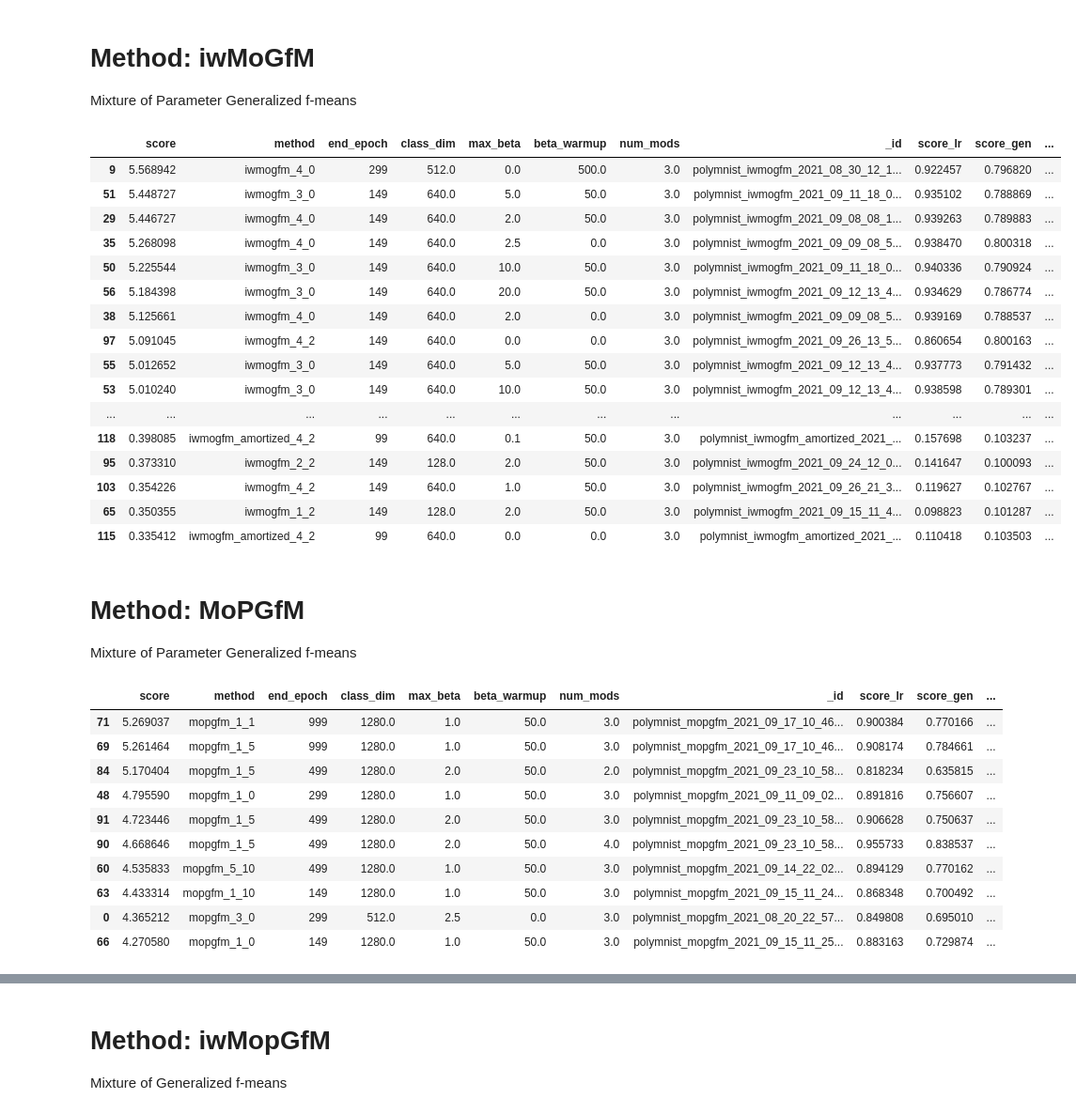
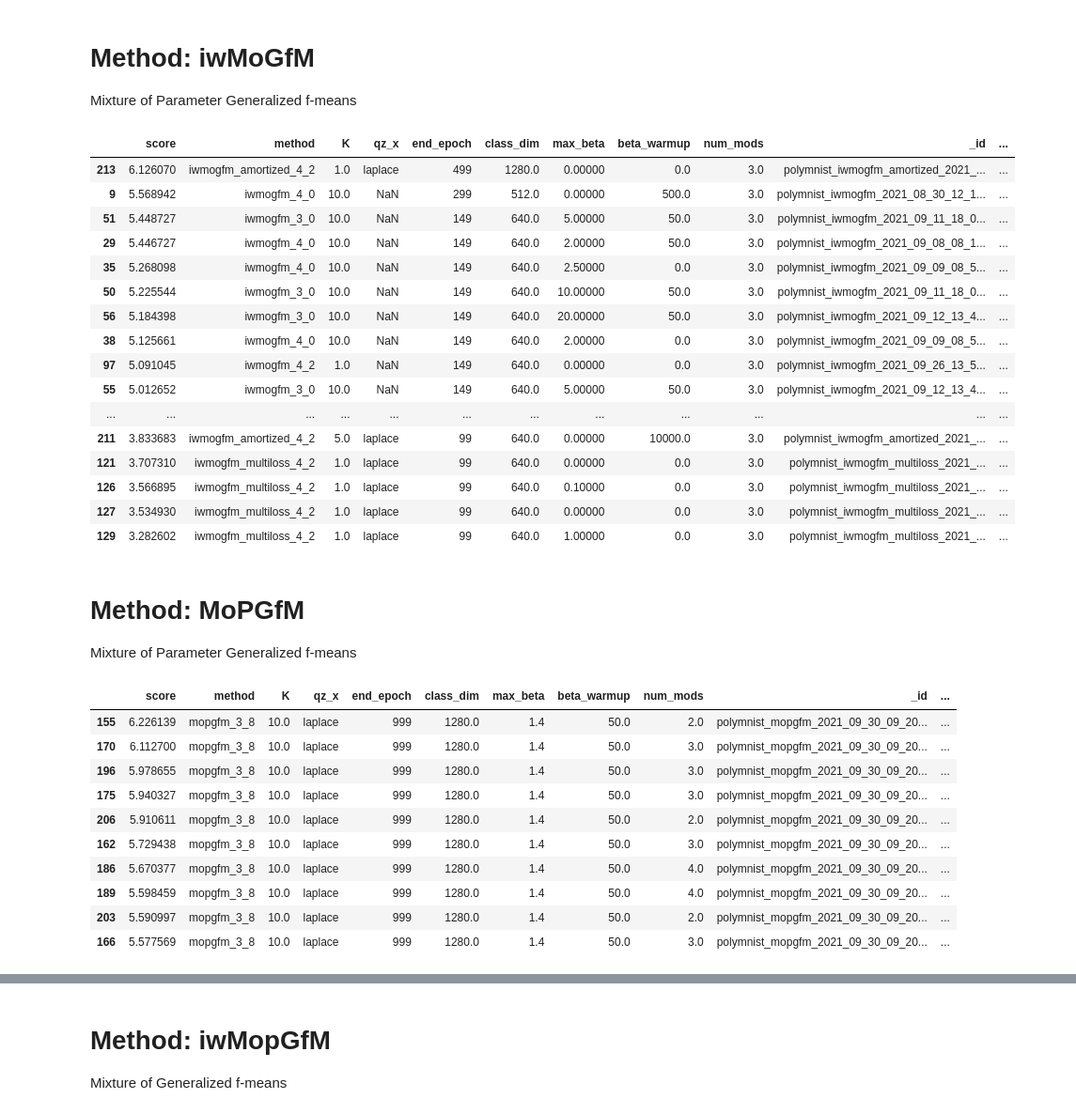
Before and after one commit to Jimmy2027/MMVAE_Hub, a Jupyter notebook: mmvae_hub/experiment_vis/experiments_exploration.ipynb, the cells around one changed output, grey strips where cells are left out. Shown at 94% size. Drawn from its saved outputs; the diff is of its cells as text; code cells hidden in the pictures.

```diff
--- a/mmvae_hub/experiment_vis/experiments_exploration.ipynb
+++ b/mmvae_hub/experiment_vis/experiments_exploration.ipynb
@@ -79,39 +99,39 @@ display_df(df.loc[df['_id'].str.startswith('mnistsvhntext')][[*show_cols]].sort_
 # Method: iwMoGfM
 Mixture of Parameter Generalized f-means
 # %%
-display_df(df.loc[df['method'].str.startswith('iwmogfm_')][[*show_cols]].sort_values(by=['score'], ascending=False).head(20))
+display_df(df.loc[df['method'].str.startswith('iwmogfm_')][[*iwshow_cols]].sort_values(by=['score'], ascending=False).head(20))
 # %% [output]
-|  | score | method | end_epoch | class_dim | max_beta | beta_warmup | num_mods | _id | score_lr | score_gen | ... |
-| 9 | 5.568942 | iwmogfm_4_0 | 299 | 512.0 | 0.0 | 500.0 | 3.0 | polymnist_iwmogfm_2021_08_30_12_1... | 0.922457 | 0.796820 | ... |
-| 51 | 5.448727 | iwmogfm_3_0 | 149 | 640.0 | 5.0 | 50.0 | 3.0 | polymnist_iwmogfm_2021_09_11_18_0... | 0.935102 | 0.788869 | ... |
-| 29 | 5.446727 | iwmogfm_4_0 | 149 | 640.0 | 2.0 | 50.0 | 3.0 | polymnist_iwmogfm_2021_09_08_08_1... | 0.939263 | 0.789883 | ... |
-| 35 | 5.268098 | iwmogfm_4_0 | 149 | 640.0 | 2.5 | 0.0 | 3.0 | polymnist_iwmogfm_2021_09_09_08_5... | 0.938470 | 0.800318 | ... |
-| 50 | 5.225544 | iwmogfm_3_0 | 149 | 640.0 | 10.0 | 50.0 | 3.0 | polymnist_iwmogfm_2021_09_11_18_0... | 0.940336 | 0.790924 | ... |
-| 56 | 5.184398 | iwmogfm_3_0 | 149 | 640.0 | 20.0 | 50.0 | 3.0 | polymnist_iwmogfm_2021_09_12_13_4... | 0.934629 | 0.786774 | ... |
-| 38 | 5.125661 | iwmogfm_4_0 | 149 | 640.0 | 2.0 | 0.0 | 3.0 | polymnist_iwmogfm_2021_09_09_08_5... | 0.939169 | 0.788537 | ... |
-| 97 | 5.091045 | iwmogfm_4_2 | 149 | 640.0 | 0.0 | 0.0 | 3.0 | polymnist_iwmogfm_2021_09_26_13_5... | 0.860654 | 0.800163 | ... |
-| 55 | 5.012652 | iwmogfm_3_0 | 149 | 640.0 | 5.0 | 50.0 | 3.0 | polymnist_iwmogfm_2021_09_12_13_4... | 0.937773 | 0.791432 | ... |
-| 53 | 5.010240 | iwmogfm_3_0 | 149 | 640.0 | 10.0 | 50.0 | 3.0 | polymnist_iwmogfm_2021_09_12_13_4... | 0.938598 | 0.789301 | ... |
+|  | score | method | K | qz_x | end_epoch | class_dim | max_beta | beta_warmup | num_mods | _id | ... |
+| 213 | 6.126070 | iwmogfm_amortized_4_2 | 1.0 | laplace | 499 | 1280.0 | 0.00000 | 0.0 | 3.0 | polymnist_iwmogfm_amortized_2021_... | ... |
+| 9 | 5.568942 | iwmogfm_4_0 | 10.0 | NaN | 299 | 512.0 | 0.00000 | 500.0 | 3.0 | polymnist_iwmogfm_2021_08_30_12_1... | ... |
+| 51 | 5.448727 | iwmogfm_3_0 | 10.0 | NaN | 149 | 640.0 | 5.00000 | 50.0 | 3.0 | polymnist_iwmogfm_2021_09_11_18_0... | ... |
+| 29 | 5.446727 | iwmogfm_4_0 | 10.0 | NaN | 149 | 640.0 | 2.00000 | 50.0 | 3.0 | polymnist_iwmogfm_2021_09_08_08_1... | ... |
+| 35 | 5.268098 | iwmogfm_4_0 | 10.0 | NaN | 149 | 640.0 | 2.50000 | 0.0 | 3.0 | polymnist_iwmogfm_2021_09_09_08_5... | ... |
+| 50 | 5.225544 | iwmogfm_3_0 | 10.0 | NaN | 149 | 640.0 | 10.00000 | 50.0 | 3.0 | polymnist_iwmogfm_2021_09_11_18_0... | ... |
+| 56 | 5.184398 | iwmogfm_3_0 | 10.0 | NaN | 149 | 640.0 | 20.00000 | 50.0 | 3.0 | polymnist_iwmogfm_2021_09_12_13_4... | ... |
+| 38 | 5.125661 | iwmogfm_4_0 | 10.0 | NaN | 149 | 640.0 | 2.00000 | 0.0 | 3.0 | polymnist_iwmogfm_2021_09_09_08_5... | ... |
+| 97 | 5.091045 | iwmogfm_4_2 | 1.0 | NaN | 149 | 640.0 | 0.00000 | 0.0 | 3.0 | polymnist_iwmogfm_2021_09_26_13_5... | ... |
+| 55 | 5.012652 | iwmogfm_3_0 | 10.0 | NaN | 149 | 640.0 | 5.00000 | 50.0 | 3.0 | polymnist_iwmogfm_2021_09_12_13_4... | ... |
 | ... | ... | ... | ... | ... | ... | ... | ... | ... | ... | ... | ... |
-| 118 | 0.398085 | iwmogfm_amortized_4_2 | 99 | 640.0 | 0.1 | 50.0 | 3.0 | polymnist_iwmogfm_amortized_2021_... | 0.157698 | 0.103237 | ... |
-| 95 | 0.373310 | iwmogfm_2_2 | 149 | 128.0 | 2.0 | 50.0 | 3.0 | polymnist_iwmogfm_2021_09_24_12_0... | 0.141647 | 0.100093 | ... |
-| 103 | 0.354226 | iwmogfm_4_2 | 149 | 640.0 | 1.0 | 50.0 | 3.0 | polymnist_iwmogfm_2021_09_26_21_3... | 0.119627 | 0.102767 | ... |
-| 65 | 0.350355 | iwmogfm_1_2 | 149 | 128.0 | 2.0 | 50.0 | 3.0 | polymnist_iwmogfm_2021_09_15_11_4... | 0.098823 | 0.101287 | ... |
-| 115 | 0.335412 | iwmogfm_amortized_4_2 | 99 | 640.0 | 0.0 | 0.0 | 3.0 | polymnist_iwmogfm_amortized_2021_... | 0.110418 | 0.103503 | ... |
+| 211 | 3.833683 | iwmogfm_amortized_4_2 | 5.0 | laplace | 99 | 640.0 | 0.00000 | 10000.0 | 3.0 | polymnist_iwmogfm_amortized_2021_... | ... |
+| 121 | 3.707310 | iwmogfm_multiloss_4_2 | 1.0 | laplace | 99 | 640.0 | 0.00000 | 0.0 | 3.0 | polymnist_iwmogfm_multiloss_2021_... | ... |
+| 126 | 3.566895 | iwmogfm_multiloss_4_2 | 1.0 | laplace | 99 | 640.0 | 0.10000 | 0.0 | 3.0 | polymnist_iwmogfm_multiloss_2021_... | ... |
+| 127 | 3.534930 | iwmogfm_multiloss_4_2 | 1.0 | laplace | 99 | 640.0 | 0.00000 | 0.0 | 3.0 | polymnist_iwmogfm_multiloss_2021_... | ... |
+| 129 | 3.282602 | iwmogfm_multiloss_4_2 | 1.0 | laplace | 99 | 640.0 | 1.00000 | 0.0 | 3.0 | polymnist_iwmogfm_multiloss_2021_... | ... |
 # %% [markdown]
 # Method: MoPGfM
 Mixture of Parameter Generalized f-means
 # %%
-display_df(df.loc[df['method'].str.startswith('mopgfm_')][[*show_cols]].sort_values(by=['score'], ascending=False).head(10))
+display_df(df.loc[df['method'].str.startswith('mopgfm_')][[*iwshow_cols]].sort_values(by=['score'], ascending=False).head(10))
 # %% [output]
-|  | score | method | end_epoch | class_dim | max_beta | beta_warmup | num_mods | _id | score_lr | score_gen | ... |
-| 71 | 5.269037 | mopgfm_1_1 | 999 | 1280.0 | 1.0 | 50.0 | 3.0 | polymnist_mopgfm_2021_09_17_10_46... | 0.900384 | 0.770166 | ... |
-| 69 | 5.261464 | mopgfm_1_5 | 999 | 1280.0 | 1.0 | 50.0 | 3.0 | polymnist_mopgfm_2021_09_17_10_46... | 0.908174 | 0.784661 | ... |
-| 84 | 5.170404 | mopgfm_1_5 | 499 | 1280.0 | 2.0 | 50.0 | 2.0 | polymnist_mopgfm_2021_09_23_10_58... | 0.818234 | 0.635815 | ... |
-| 48 | 4.795590 | mopgfm_1_0 | 299 | 1280.0 | 1.0 | 50.0 | 3.0 | polymnist_mopgfm_2021_09_11_09_02... | 0.891816 | 0.756607 | ... |
-| 91 | 4.723446 | mopgfm_1_5 | 499 | 1280.0 | 2.0 | 50.0 | 3.0 | polymnist_mopgfm_2021_09_23_10_58... | 0.906628 | 0.750637 | ... |
-| 90 | 4.668646 | mopgfm_1_5 | 499 | 1280.0 | 2.0 | 50.0 | 4.0 | polymnist_mopgfm_2021_09_23_10_58... | 0.955733 | 0.838537 | ... |
-| 60 | 4.535833 | mopgfm_5_10 | 499 | 1280.0 | 1.0 | 50.0 | 3.0 | polymnist_mopgfm_2021_09_14_22_02... | 0.894129 | 0.770162 | ... |
-| 63 | 4.433314 | mopgfm_1_10 | 149 | 1280.0 | 1.0 | 50.0 | 3.0 | polymnist_mopgfm_2021_09_15_11_24... | 0.868348 | 0.700492 | ... |
-| 0 | 4.365212 | mopgfm_3_0 | 299 | 512.0 | 2.5 | 0.0 | 3.0 | polymnist_mopgfm_2021_08_20_22_57... | 0.849808 | 0.695010 | ... |
-| 66 | 4.270580 | mopgfm_1_0 | 149 | 1280.0 | 1.0 | 50.0 | 3.0 | polymnist_mopgfm_2021_09_15_11_25... | 0.883163 | 0.729874 | ... |
+|  | score | method | K | qz_x | end_epoch | class_dim | max_beta | beta_warmup | num_mods | _id | ... |
+| 155 | 6.226139 | mopgfm_3_8 | 10.0 | laplace | 999 | 1280.0 | 1.4 | 50.0 | 2.0 | polymnist_mopgfm_2021_09_30_09_20... | ... |
+| 170 | 6.112700 | mopgfm_3_8 | 10.0 | laplace | 999 | 1280.0 | 1.4 | 50.0 | 3.0 | polymnist_mopgfm_2021_09_30_09_20... | ... |
+| 196 | 5.978655 | mopgfm_3_8 | 10.0 | laplace | 999 | 1280.0 | 1.4 | 50.0 | 3.0 | polymnist_mopgfm_2021_09_30_09_20... | ... |
+| 175 | 5.940327 | mopgfm_3_8 | 10.0 | laplace | 999 | 1280.0 | 1.4 | 50.0 | 3.0 | polymnist_mopgfm_2021_09_30_09_20... | ... |
+| 206 | 5.910611 | mopgfm_3_8 | 10.0 | laplace | 999 | 1280.0 | 1.4 | 50.0 | 2.0 | polymnist_mopgfm_2021_09_30_09_20... | ... |
+| 162 | 5.729438 | mopgfm_3_8 | 10.0 | laplace | 999 | 1280.0 | 1.4 | 50.0 | 3.0 | polymnist_mopgfm_2021_09_30_09_20... | ... |
+| 186 | 5.670377 | mopgfm_3_8 | 10.0 | laplace | 999 | 1280.0 | 1.4 | 50.0 | 4.0 | polymnist_mopgfm_2021_09_30_09_20... | ... |
+| 189 | 5.598459 | mopgfm_3_8 | 10.0 | laplace | 999 | 1280.0 | 1.4 | 50.0 | 4.0 | polymnist_mopgfm_2021_09_30_09_20... | ... |
+| 203 | 5.590997 | mopgfm_3_8 | 10.0 | laplace | 999 | 1280.0 | 1.4 | 50.0 | 2.0 | polymnist_mopgfm_2021_09_30_09_20... | ... |
+| 166 | 5.577569 | mopgfm_3_8 | 10.0 | laplace | 999 | 1280.0 | 1.4 | 50.0 | 3.0 | polymnist_mopgfm_2021_09_30_09_20... | ... |
```
Also changed, not shown: parts of 23 cells of this notebook, 44 other files.
